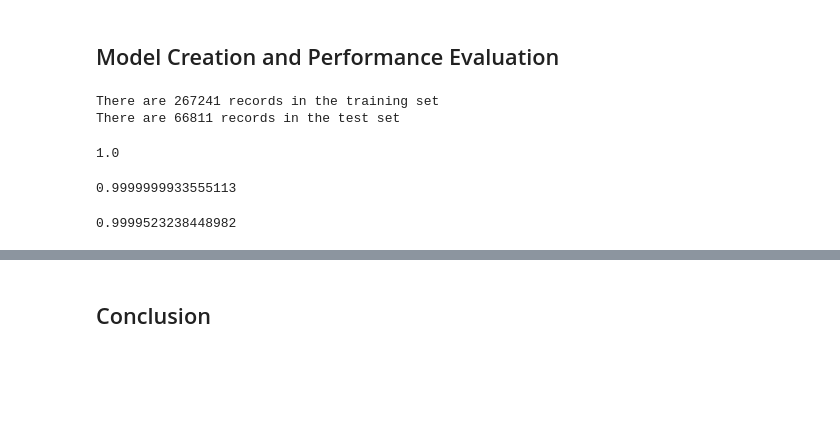
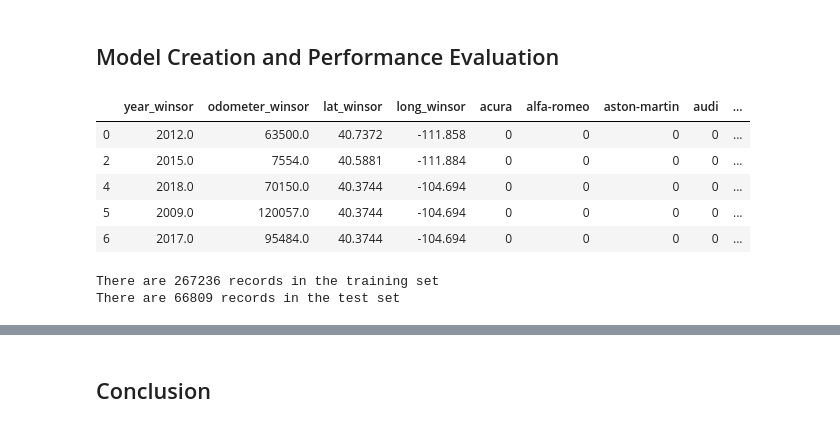
Before and after one commit to BenGriffith/data-science, a Jupyter notebook: capstone/supervised/used-cars.ipynb, the cells around one changed output, grey strips where cells are left out. Cells and saved outputs as stored; diff of their text form; code cells hidden in the pictures; blank space fills up the shorter version.

```diff
--- a/capstone/supervised/used-cars.ipynb
+++ b/capstone/supervised/used-cars.ipynb
@@ -1297,11 +1254,21 @@ cars = pd.concat([cars, pd.get_dummies(cars['state_region'])], axis=1)
 # %%
 # Variables to drop
-variables = ['region', 'price', 'year', 'manufacturer', 'condition', 'cylinders', 'fuel', 'odometer', 'title_status',
+variables = ['price_winsor', 'region', 'price', 'year', 'manufacturer', 'condition', 'cylinders', 'fuel', 'odometer', 'title_status',
              'transmission', 'drive', 'type', 'paint_color', 'description', 'state', 'lat', 'long', 'state_region']
 # %%
 # Independent and dependent variables
 X = cars.drop(variables, axis=1)
 y = cars['price_winsor']
+# %%
+# Verify features
+X.head()
+# %% [output]
+|  | year_winsor | odometer_winsor | lat_winsor | long_winsor | acura | alfa-romeo | aston-martin | audi | ... |
+| 0 | 2012.0 | 63500.0 | 40.7372 | -111.858 | 0 | 0 | 0 | 0 | ... |
+| 2 | 2015.0 | 7554.0 | 40.5881 | -111.884 | 0 | 0 | 0 | 0 | ... |
+| 4 | 2018.0 | 70150.0 | 40.3744 | -104.694 | 0 | 0 | 0 | 0 | ... |
+| 5 | 2009.0 | 120057.0 | 40.3744 | -104.694 | 0 | 0 | 0 | 0 | ... |
+| 6 | 2017.0 | 95484.0 | 40.3744 | -104.694 | 0 | 0 | 0 | 0 | ... |
 # %%
 # Split dataset into training and test
 X_train, X_test, y_train, y_test = train_test_split(X, y, test_size=0.20, random_state=465)
@@ -1310,35 +1277,5 @@ X_train, X_test, y_train, y_test = train_test_split(X, y, test_size=0.20, random
 print('There are {} records in the training set'.format(X_train.shape[0]))
 print('There are {} records in the test set'.format(X_test.shape[0]))
 # %% [output]
-There are 267241 records in the training set
-There are 66811 records in the test set
+There are 267236 records in the training set
+There are 66809 records in the test set
-# %%
-# Linear regression
-lr = LinearRegression()
-
-# Cross validation
-lr_scores = cross_val_score(lr, X_train, y_train, cv=5)
-
-print(lr_scores.mean())
-# %% [output]
-1.0
-# %%
-# Random forest regression
-rf = RandomForestRegressor()
-
-# Cross validation
-rf_scores = cross_val_score(rf, X_train, y_train, cv=5)
-
-print(rf_scores.mean())
-# %% [output]
-0.9999999933555113
-# %%
-# KNN regression
-knn = KNeighborsRegressor()
-
-# Cross validation
-knn_scores = cross_val_score(knn, X_train, y_train, cv=5)
-
-print(knn_scores.mean())
-# %% [output]
-0.9999523238448982
```
Also changed, not shown: parts of 53 cells of this notebook.
